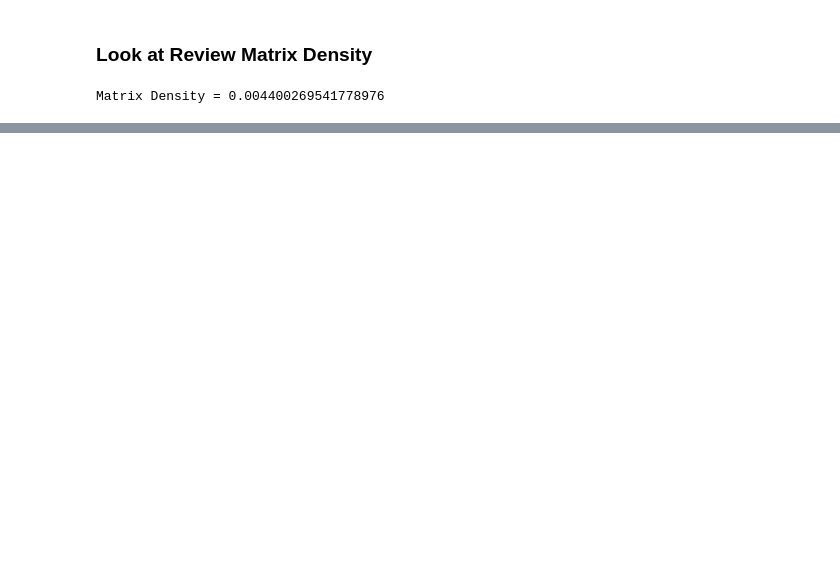
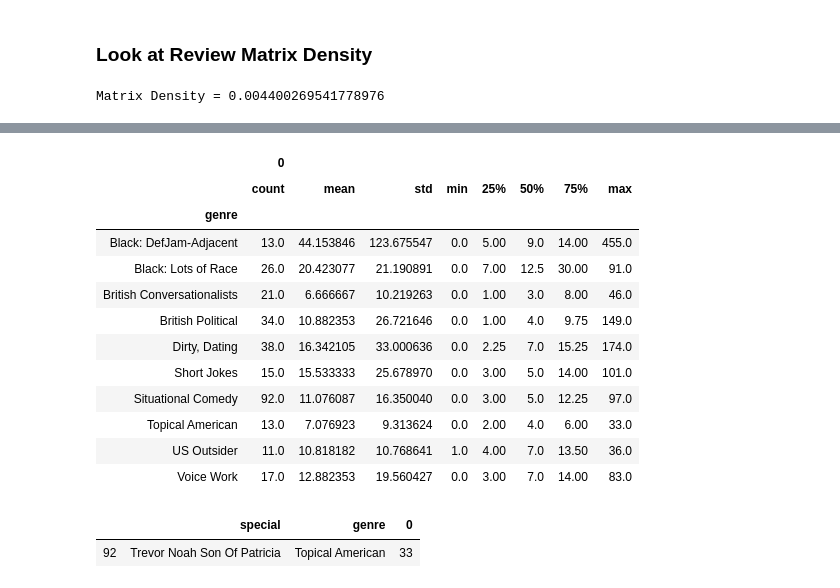
Before and after one commit to isaac-campbell-smith/Comedy_of_Errors, a Jupyter notebook: EDA.ipynb, the cells around one changed output, grey strips where cells are left out. Saved outputs shown, nothing was run; the diff lists cells and outputs as text; code cells hidden in the pictures; blank space fills up the shorter version.

```diff
--- a/EDA.ipynb
+++ b/EDA.ipynb
@@ -316,3 +210,31 @@ df[(df.primary==1)]
+# %%
+specials = pd.read_pickle('data/working_corpus.pkl')
+reviews = pd.read_pickle('data/working_reviews.pkl')
+# %%
+review_count = (reviews > 0).sum(axis=0)
+# %%
+check_stuff = pd.concat([specials.special, specials.genre, review_count], axis=1)
+# %%
+check_stuff.groupby('genre')[['special', 0]].describe()
+# %% [output]
+|  | 0 |  |  |  |  |  |  |  |
+|  | count | mean | std | min | 25% | 50% | 75% | max |
+| genre |  |  |  |  |  |  |  |  |
+| Black: DefJam-Adjacent | 13.0 | 44.153846 | 123.675547 | 0.0 | 5.00 | 9.0 | 14.00 | 455.0 |
+| Black: Lots of Race | 26.0 | 20.423077 | 21.190891 | 0.0 | 7.00 | 12.5 | 30.00 | 91.0 |
+| British Conversationalists | 21.0 | 6.666667 | 10.219263 | 0.0 | 1.00 | 3.0 | 8.00 | 46.0 |
+| British Political | 34.0 | 10.882353 | 26.721646 | 0.0 | 1.00 | 4.0 | 9.75 | 149.0 |
+| Dirty, Dating | 38.0 | 16.342105 | 33.000636 | 0.0 | 2.25 | 7.0 | 15.25 | 174.0 |
+| Short Jokes | 15.0 | 15.533333 | 25.678970 | 0.0 | 3.00 | 5.0 | 14.00 | 101.0 |
+| Situational Comedy | 92.0 | 11.076087 | 16.350040 | 0.0 | 3.00 | 5.0 | 12.25 | 97.0 |
+| Topical American | 13.0 | 7.076923 | 9.313624 | 0.0 | 2.00 | 4.0 | 6.00 | 33.0 |
+| US Outsider | 11.0 | 10.818182 | 10.768641 | 1.0 | 4.00 | 7.0 | 13.50 | 36.0 |
+| Voice Work | 17.0 | 12.882353 | 19.560427 | 0.0 | 3.00 | 7.0 | 14.00 | 83.0 |
+# %%
+check_stuff[check_stuff[0] == 33]
+# %% [output]
+|  | special | genre | 0 |
+| 92 | Trevor Noah Son Of Patricia | Topical American | 33 |
 # %%
 '''df.drop(index=[56,57,245,256,310,311,312], inplace=True)
 df.reset_index(drop=True, inplace=True)
```
Also changed, not shown: parts of 13 cells of this notebook, 3 other files.
